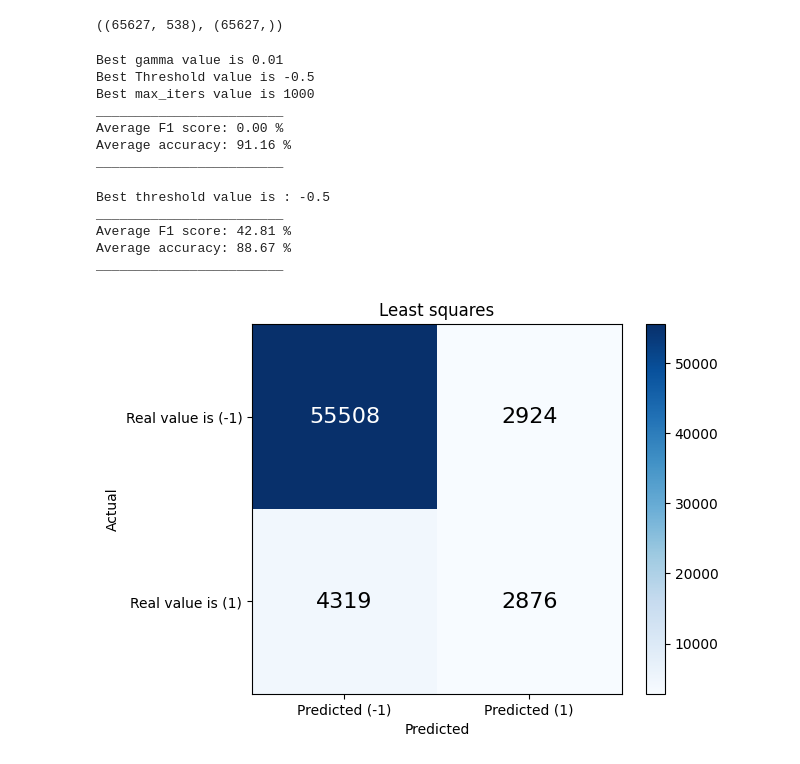
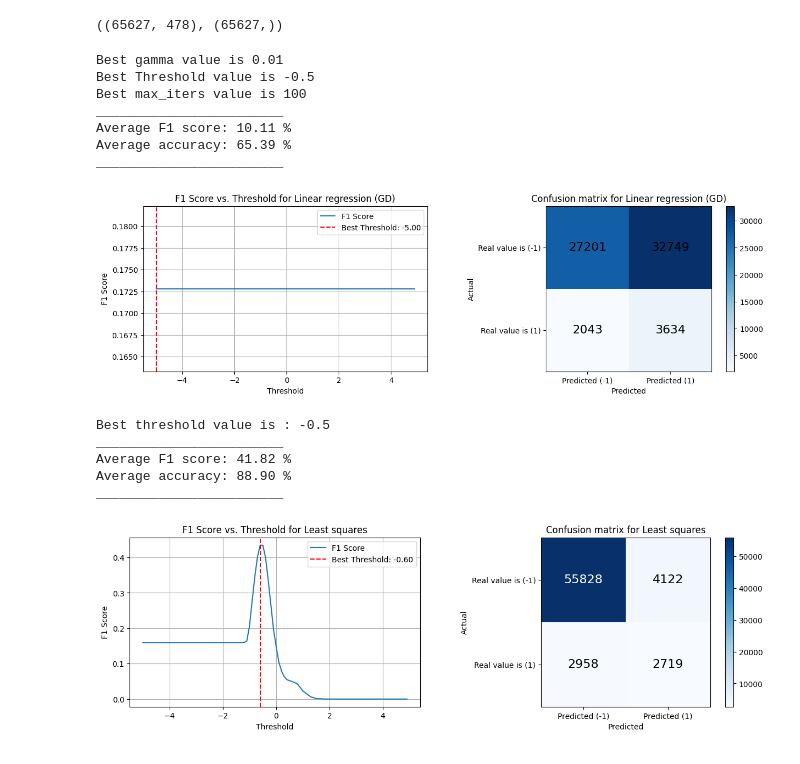
Before and after one commit to mimimamalah/CVD_prediction, a Jupyter notebook: run.ipynb, the cells around one changed output. Cells and saved outputs as stored; diff of their text form; code cells hidden in the pictures.

```diff
--- a/run.ipynb
+++ b/run.ipynb
@@ -31,10 +36,6 @@ import matplotlib.pyplot as plt
 
 N = x_train_preprocess.shape[0]
 subset_size = N //5
-
-# print(x_new_del_train.shape)
-# print(y_train.shape)
-
 # Generate random indices to select data points for the subset
 indices = np.random.choice(len(x_train), subset_size, replace=False)
 
@@ -42,8 +43,11 @@ indices = np.random.choice(len(x_train), subset_size, replace=False)
 x_cv = x_train_preprocess[indices]
 y_cv = y_train[indices]
 
+initial_w = -np.ones(x_cv.shape[1])
+
+#initial_w = np.random.normal(0,1,x_test_preprocess.shape[1])
 
 x_cv.shape,y_cv.shape
 # %% [output]
-((65627, 538), (65627,))
+((65627, 478), (65627,))
 # %%
@@ -72,29 +74,67 @@ def plot_confusion_matrix(actual_y, pred_y, title):
-# %%
-best_gamma, best_max_iters = cv.cross_validation_linear_regression(y_cv, x_cv, sgd=False, max_iters_list=[1000], gamma_list=[0.01])
-# %% [output]
-Best gamma value is 0.01
-Best Threshold value is -0.5
-Best max_iters value is 1000
-________________________
-Average F1 score: 0.00 %
-Average accuracy: 91.16 %
-________________________
+# %%
+def find_best_threshold(actual_y, pred_y, model_name, ax):
+
+    thresholds = np.arange(-5, 5, 0.1)
+    f1_scores = []  # Store F1 scores for each threshold
+
+    for threshold in thresholds:
+        pred_discrete = np.where(pred_y >= threshold, 1, -1)
+        tp, tn, fp, fn = metrics.calculate_parameters(pred_discrete, actual_y)
+        f1_score = metrics.f1_score(tp, fp, fn)
+        f1_scores.append(f1_score)
+
+    best_threshold = thresholds[np.argmax(f1_scores)]
+
+    # Plot F1 scores
+    ax.plot(thresholds, f1_scores, label='F1 Score')
+    ax.set_xlabel('Threshold')
+    ax.set_ylabel('F1 Score')
+    ax.set_title(f'F1 Score vs. Threshold for {model_name}')
+    ax.axvline(best_threshold, color='r', linestyle='--', label=f'Best Threshold: {best_threshold:.2f}')
+    ax.legend()
+    ax.grid(True)
+
+    return best_threshold
+# %%
+best_max_iters, best_gamma, best_thresh = cv.cross_validation_linear_regression(y_cv, x_cv, sgd=False, max_iters_list=[100,500], gamma_list=[0.01])
+
+
+
+w, _ = implementations.mean_squared_error_gd(y_cv, x_cv, initial_w, best_max_iters, best_gamma)
+pred = x_cv.dot(w)
+pred_discrete = np.where(pred > best_thresh, 1, -1)
+
+fig, axs = plt.subplots(1, 2, figsize=(15, 4))
+find_best_threshold(y_cv, pred, "Linear regression (GD)", axs[0])
+plot_confusion_matrix(y_cv, pred_discrete, "Linear regression (GD)", axs[1])
+plt.show()
+# %% [output]
+Best gamma value is 0.01
+Best Threshold value is -0.5
+Best max_iters value is 100
+________________________
+Average F1 score: 10.11 %
+Average accuracy: 65.39 %
+________________________
+[figure, added]
 # %%
 # Least squares
-# With k=30 and subset_size=200 000, best F1 score = 11.75%
 best_thresh = cv.cross_validation_least_squares(y_cv, x_cv)
 
 w, _ = implementations.least_squares(y_cv, x_cv)
 pred = x_cv.dot(w)
 pred_discrete = np.where(pred >= best_thresh, 1, -1)
 
-plot_confusion_matrix(y_cv, pred_discrete, "Least squares")
+fig, axs = plt.subplots(1, 2, figsize=(15, 4))
+find_best_threshold(y_cv, pred, "Least squares", axs[0])
+plot_confusion_matrix(y_cv, pred_discrete, "Least squares", axs[1])
+plt.show()
 # %% [output]
 Best threshold value is : -0.5
 ________________________
-Average F1 score: 42.81 %
-Average accuracy: 88.67 %
+Average F1 score: 41.82 %
+Average accuracy: 88.90 %
 ________________________
-[figure, old version]
+[figure, new version]
 # %%
 # Ridge regression
```
Also changed, not shown: parts of 9 cells of this notebook, 4 other files.
